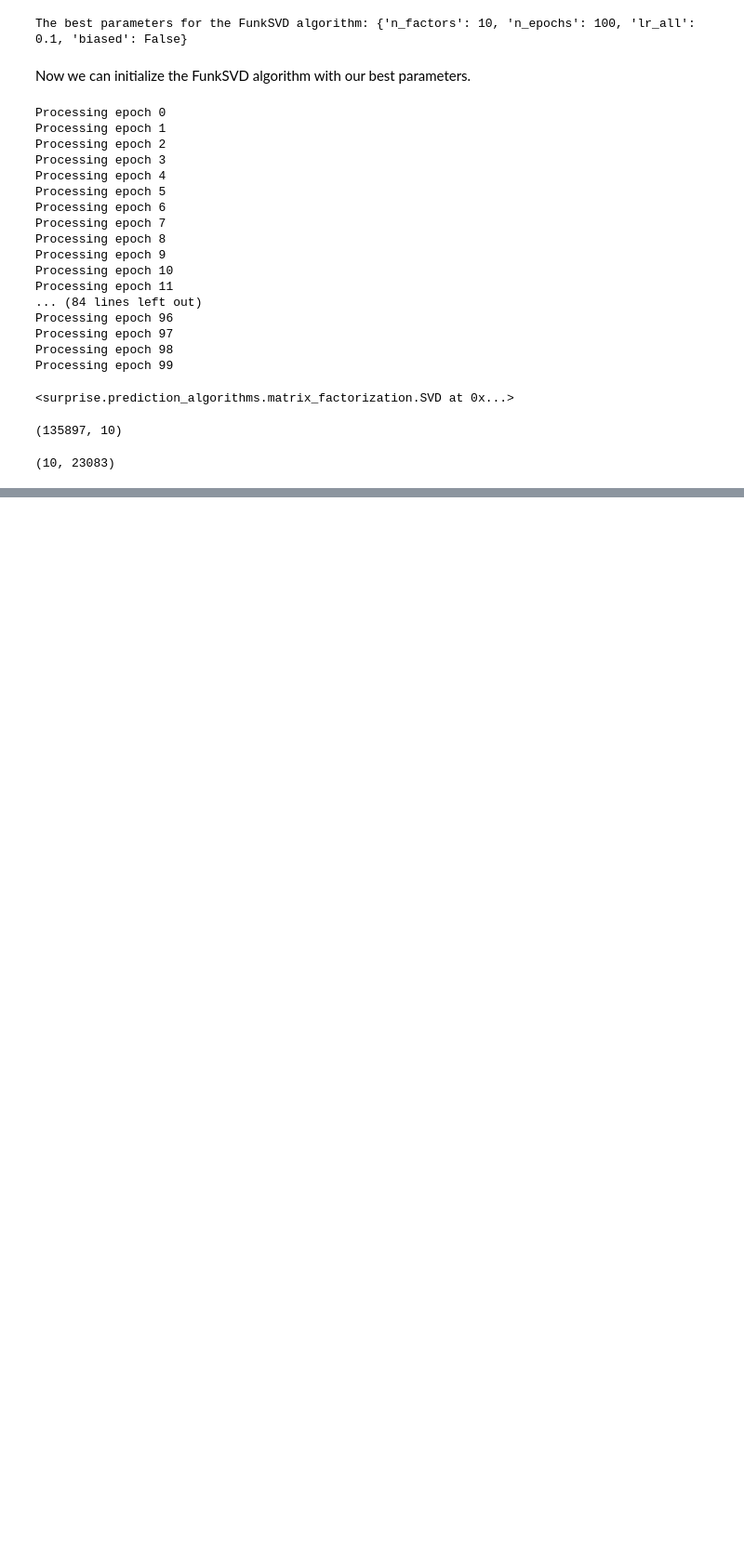
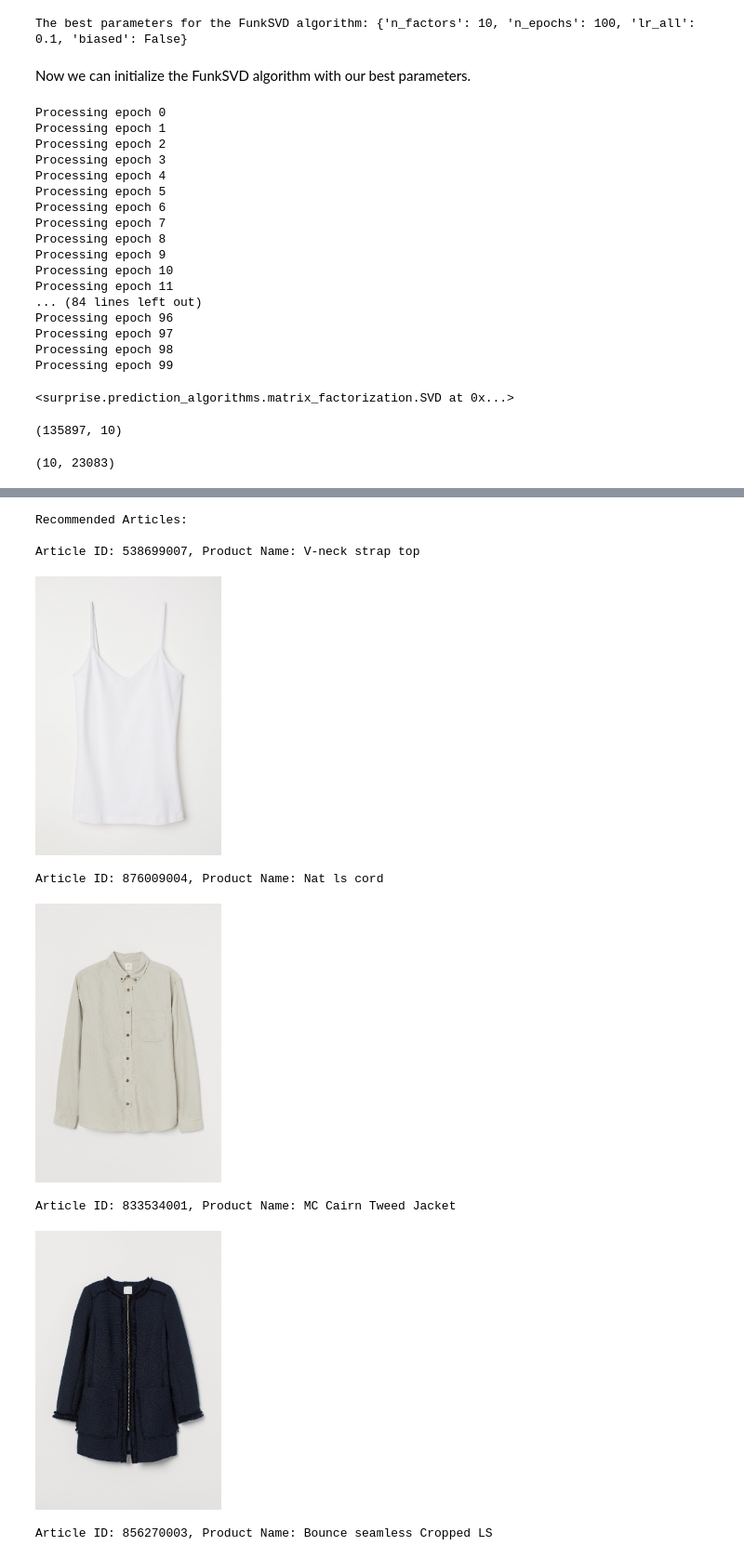
Before and after one commit to atoosa-r/clothing_recommender_systems, a Jupyter notebook: notebooks/Sprint_3_Part2_MF.ipynb, the cells around one changed output, grey strips where cells are left out. Shown at 93% size. Cells and saved outputs as stored; diff of their text form; code cells hidden in the pictures; blank space fills up the shorter version.

```diff
--- a/notebooks/Sprint_3_Part2_MF.ipynb
+++ b/notebooks/Sprint_3_Part2_MF.ipynb
@@ -217,0 +293,8 @@ A.shape
+# %%
+#Example:
+
+customer_id = '0effafce7faba321dc67d72f01a88c09b6336452471953637f9cb94f0a4161c2'
+
+top_articles_for_customer = predict_scores_for_customer(customer_id)
+
+print(top_articles_for_customer)
@@ -217,0 +308,6 @@ A.shape
+# %%
+#Checking all predicted scores:
+
+predicted_scores = np.clip(np.dot(C[10,:], A), a_min = 0, a_max = 5) #making anything over 5 into 5 and anything below 0 to 0
+df_predicted = pd.DataFrame({'articles':mm_df['article_id'].unique(), 'predicted_score':predicted_scores})
+df_predicted.sort_values(by='predicted_score', ascending=False)
@@ -307,0 +452,66 @@ print(FCP)
+# %%
+# For presentation and displaying work purposes:
+
+def display_image(image_path, width=100):
+
+    display(Image(filename=image_path, width=width))
+
+def predict_scores_and_display_images_for_customer(customer_id, customer_id_mapping, A, articles_df, images_path, top_n=5):
+    """
+    Predict scores for a specified customer based on their customer_id and display images of top articles.
+
+    Parameters:
+    customer_id (int): The ID of the customer to predict scores for.
+    customer_id_mapping (pd.Series): A series mapping customer_id to the row index in matrix C.
+    A : Matrix containing article information.
+    articles_df: df containing article details including 'article_id' and 'prod_name'.
+    images_path (str): The directory path where article images are stored.
+    top_n (int): Number of top articles to display. Default is 5.
+    """
+    #Getting the row index for the specified customer_id
+    customer_row_index = customer_id_mapping.get(customer_id)
+
+    if customer_row_index is None:
+        print(f"Customer ID {customer_id} not found in the mapping.")
+        return
+
+    #Predicting the scores for the specified customer:
+    predicted_scores = np.clip(np.dot(C[customer_row_index, :], A), a_min=0, a_max=5)
+
+    #Creating a DataFrame with the predicted scores:
+    df_predicted = pd.DataFrame({'article_id': mm_df['article_id'].unique(), 'predicted_score': predicted_scores})
+
+    #Getting the top articles:
+    top_articles = df_predicted.sort_values(by='predicted_score', ascending=False).head(top_n)
+
+    #merging with article details to get product names:
+    recommended_articles = pd.merge(top_articles, articles_df[['article_id', 'prod_name']], on='article_id')
+
+    #Printing top articles:
+    print("Recommended Articles:\n")
+    for index, row in recommended_articles.iterrows():
+        article_id = row['article_id']
+        prod_name = row['prod_name']
+
+        #Getting the folder and image name:
+        folder = '0' + str(article_id)[:2]
+        image_name = '0' + str(article_id) + '.jpg'
+        image_path = os.path.join(images_path, folder, image_name)
+
+        print(f"Article ID: {article_id}, Product Name: {prod_name}")
+
+        #Checking if the image exists:
+        if os.path.exists(image_path):
+            display_image(image_path, width=200)
+        else:
+            print(f"Image for Article ID: {article_id} not found.")
+# %% [output]
+Recommended Articles:
+
+Article ID: 538699007, Product Name: V-neck strap top
+[figure, added]
+Article ID: 876009004, Product Name: Nat ls cord
+[figure, added]
+Article ID: 833534001, Product Name: MC Cairn Tweed Jacket
+[figure, added]
+Article ID: 856270003, Product Name: Bounce seamless Cropped LS
```
Also changed, not shown: parts of 37 cells of this notebook, 3 other files.
